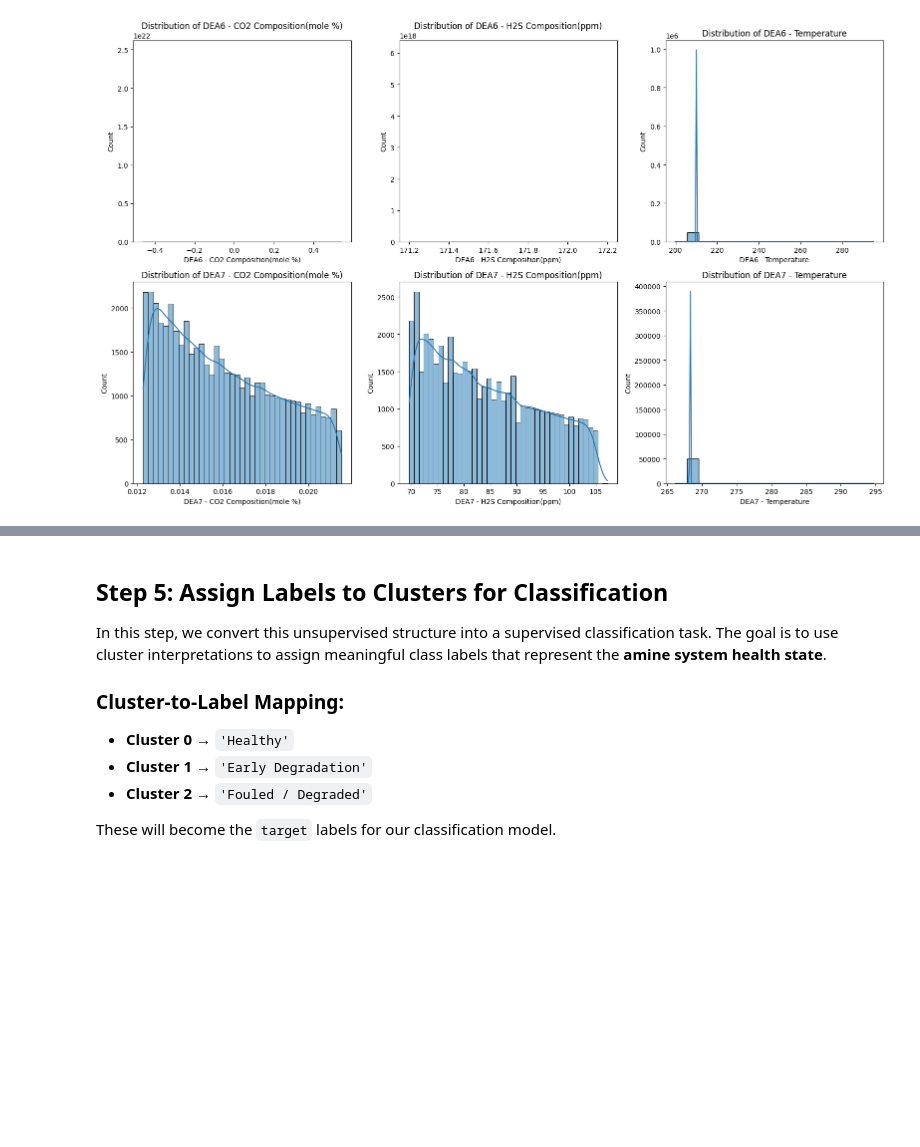
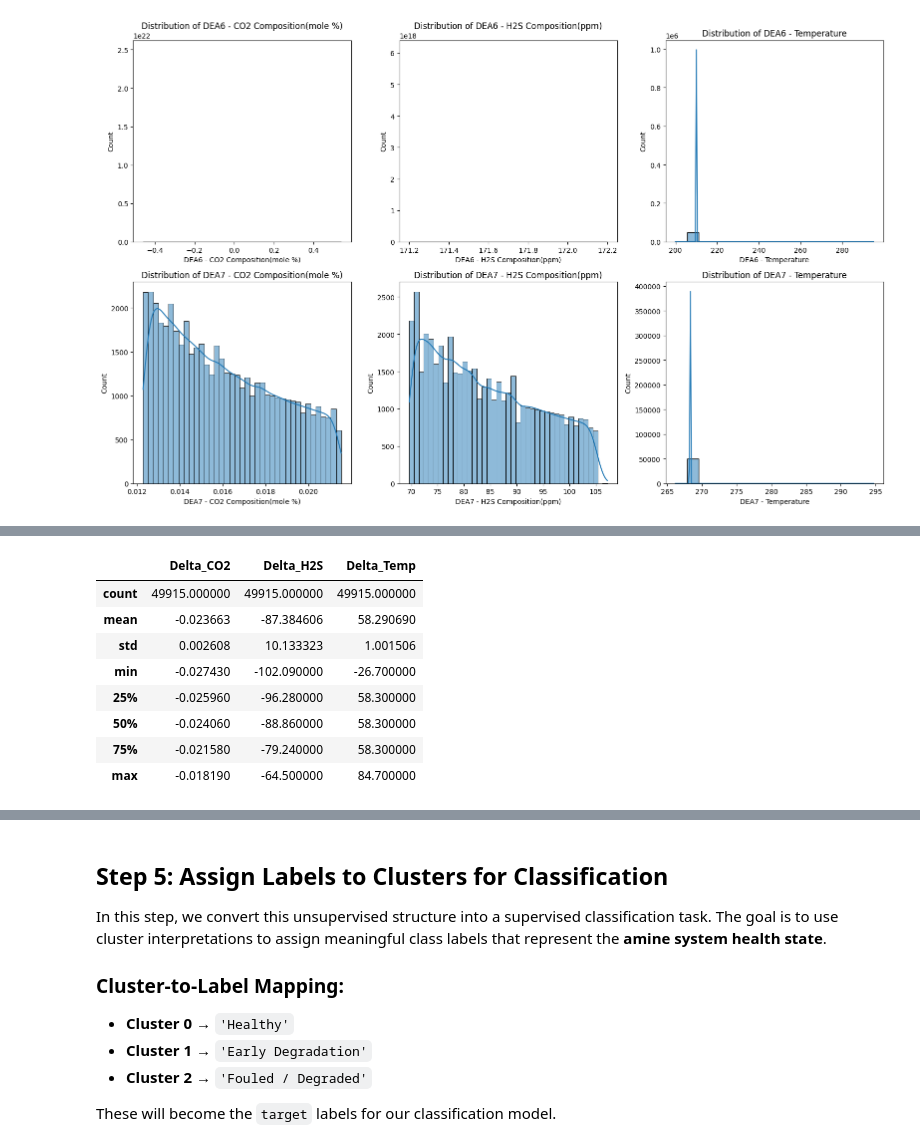
Before and after one commit to Veraeze/AmineRegeneration, a Jupyter notebook: AmineDegradation.ipynb, the cells around one changed output, grey strips where cells are left out. Cells and saved outputs as stored; diff of their text form; code cells hidden in the pictures; blank space fills up the shorter version.

```diff
--- a/AmineDegradation.ipynb
+++ b/AmineDegradation.ipynb
@@ -212,0 +207,18 @@ We are introducing delta features, we can teach the model how much amine composi
+# %%
+# CO2 and H2S deltas (gas absorption)
+
+df['Delta_CO2'] = df['DEA7 - CO2 Composition(mole %)'] - df['DEA6 - CO2 Composition(mole %)']
+df['Delta_H2S'] = df['DEA7 - H2S Composition(ppm)'] - df['DEA6 - H2S Composition(ppm)']
+
+df['Delta_Temp'] = df['DEA7 - Temperature'] - df['DEA6 - Temperature']
+df[['Delta_CO2', 'Delta_H2S', 'Delta_Temp']].describe()
+# %% [output]
+|  | Delta_CO2 | Delta_H2S | Delta_Temp |
+| count | 49915.000000 | 49915.000000 | 49915.000000 |
+| mean | -0.023663 | -87.384606 | 58.290690 |
+| std | 0.002608 | 10.133323 | 1.001506 |
+| min | -0.027430 | -102.090000 | -26.700000 |
+| 25% | -0.025960 | -96.280000 | 58.300000 |
+| 50% | -0.024060 | -88.860000 | 58.300000 |
+| 75% | -0.021580 | -79.240000 | 58.300000 |
+| max | -0.018190 | -64.500000 | 84.700000 |
```
Also changed, not shown: parts of 18 cells of this notebook.
